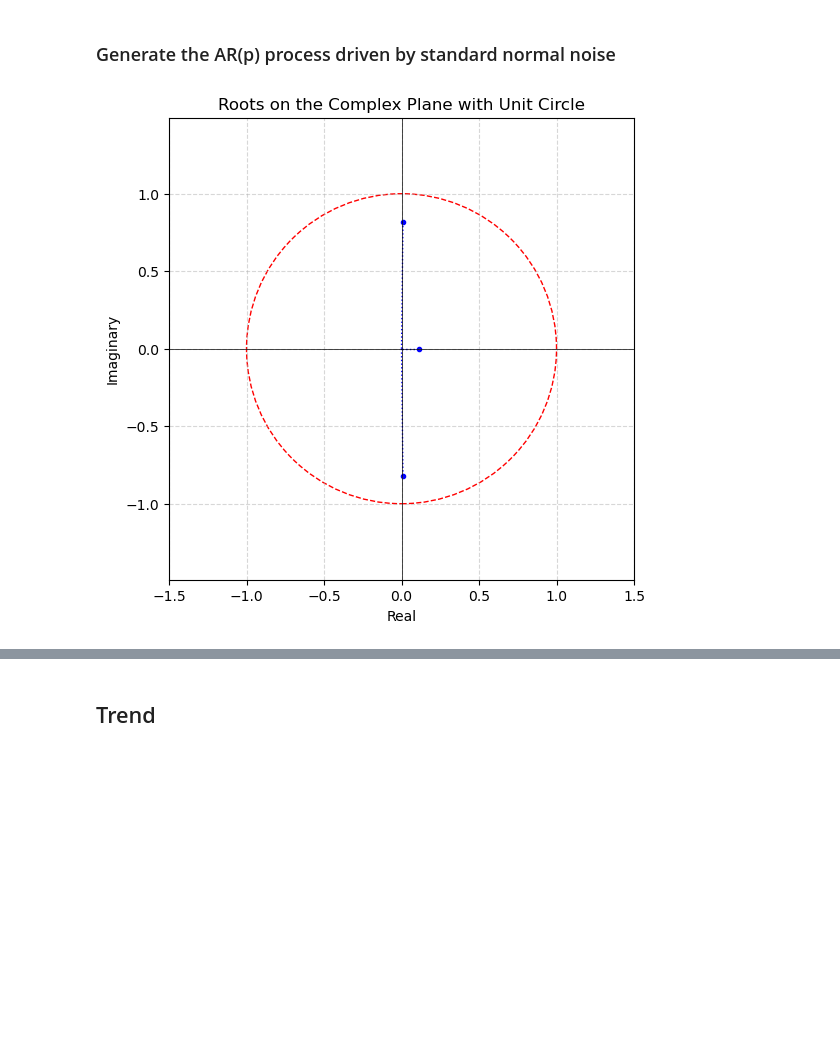
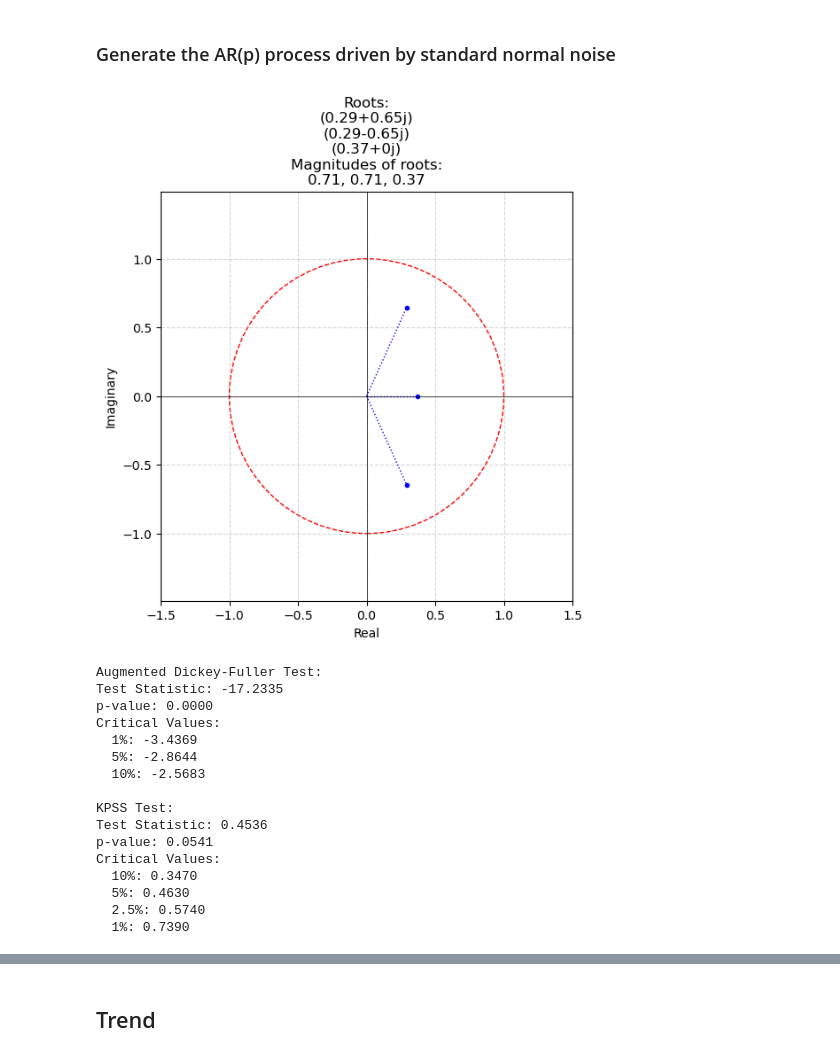
Before and after one commit to reebme/time-imputation-benchmark, a Jupyter notebook: Notebooks/01_Prepare_Data.ipynb, the cells around one changed output, grey strips where cells are left out. Drawn from its saved outputs; the diff is of its cells as text; code cells hidden in the pictures; blank space fills up the shorter version.

Commit message:
Add ADF and KPSS tests for stationarity.

```diff
--- a/Notebooks/01_Prepare_Data.ipynb
+++ b/Notebooks/01_Prepare_Data.ipynb
@@ -214,7 +214,11 @@ def plot_roots_with_unit_circle(roots):
     # Set labels and title
     ax.set_xlabel('Real')
     ax.set_ylabel('Imaginary')
-    ax.set_title('Roots on the Complex Plane with Unit Circle')
+
+    root_str = "\n".join([str(np.round(r, 2)) for r in roots])
+    magnitudes = ", ".join([str(np.round(r, 2)) for r in np.abs(roots)])
+    title = "\n".join(["Roots:", root_str, "Magnitudes of roots:", magnitudes])
+    ax.set_title(title)
 
     # Determine axis limits: use the maximum of 1 and the absolute value of any root
     max_val = max(1, np.max(np.abs(roots)))
@@ -392,29 +396,61 @@ def generate_ar_process(ar_params, T, burnin_factor = 10, sigma = 1.0, random_se
     return x[burnin:], noise
 # %%
 from statsmodels.graphics.tsaplots import plot_acf, plot_pacf
+from statsmodels.tsa.stattools import adfuller, kpss
 
 # Example: Generate stationary roots for AR(p)
 p = 3
 roots = generate_stationary_roots(p)
 plot_roots_with_unit_circle(roots)
 #print("Generated roots:", roots)
 #print("Magnitudes of roots:", np.abs(roots))
 
 coef = calculate_vietas_coeffs(roots)
 ar_coef = np.array([-c for c in coef])
 
 if not np.all(ar_coef.imag == 0):
     print("\nCoefficient are complex.\n")
 
 x, noise = generate_ar_process(ar_coef.real, 1000)
-# TODO add some tests to verify stationarity
+
+adf_result = adfuller(x)
+print("Augmented Dickey-Fuller Test:")
+print(f"Test Statistic: {adf_result[0]:.4f}")
+print(f"p-value: {adf_result[1]:.4f}")
+print("Critical Values:")
+for key, value in adf_result[4].items():
+    print(f"  {key}: {value:.4f}")
+
+kpss_result = kpss(x, regression = 'c', nlags = 'auto')
+print("\nKPSS Test:")
+print(f"Test Statistic: {kpss_result[0]:.4f}")
+print(f"p-value: {kpss_result[1]:.4f}")
+print("Critical Values:")
+for key, value in kpss_result[3].items():
+    print(f"  {key}: {value:.4f}")
 
 plt.plot(x)
 plt.show()
 
 plot_acf(x)
 plt.show()
 plot_pacf(x)
 plt.show()
 # %% [output]
-[figure, old version]
+[figure, new version]
+Augmented Dickey-Fuller Test:
+Test Statistic: -17.2335
+p-value: 0.0000
+Critical Values:
+  1%: -3.4369
+  5%: -2.8644
+  10%: -2.5683
+
+KPSS Test:
+Test Statistic: 0.4536
+p-value: 0.0541
+Critical Values:
+  10%: 0.3470
+  5%: 0.4630
+  2.5%: 0.5740
+  1%: 0.7390
```
Also changed, not shown: parts of 2 cells of this notebook.
